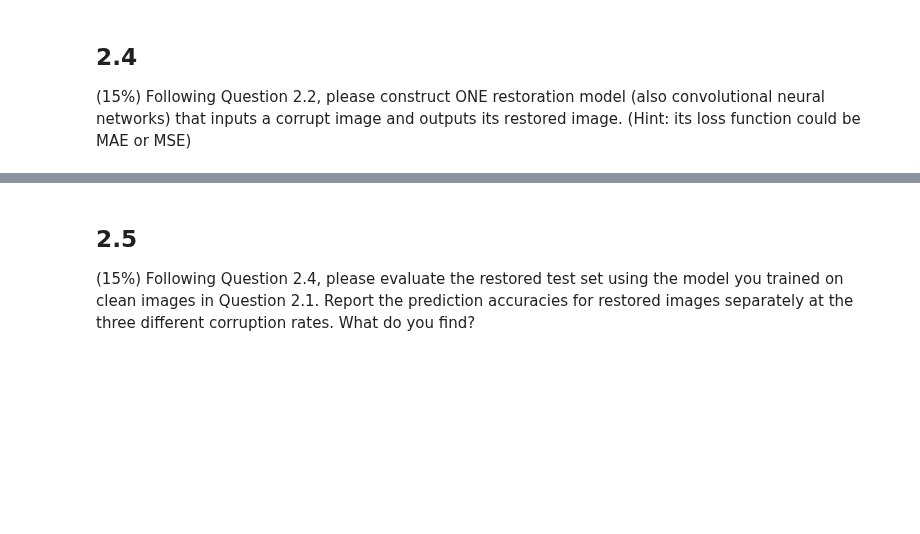
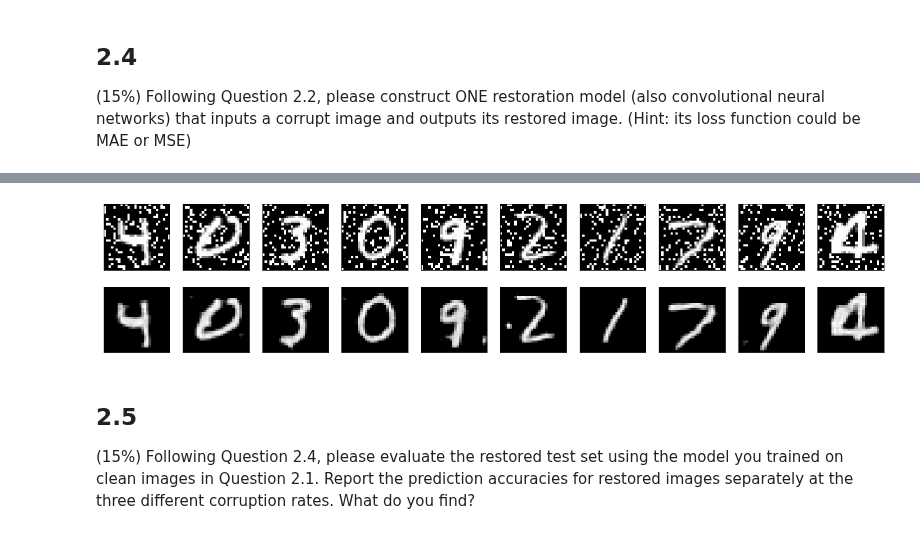
Before and after one commit to mequanent/Deep-Learning, a Jupyter notebook: 2_NNs_from_Scratch.ipynb, the cells around one changed output, grey strips where cells are left out. Saved outputs shown, nothing was run; the diff lists cells and outputs as text; code cells hidden in the pictures; blank space fills up the shorter version.

```diff
--- a/2_NNs_from_Scratch.ipynb
+++ b/2_NNs_from_Scratch.ipynb
@@ -248,0 +369,4 @@ from tensorflow.keras.models import Model
+# %%
+predictions_15 = autoencoder.predict(xtest_corrupted_15)
+display(xtest_corrupted_15, predictions_15)
+# %% [output]
@@ -249 +374,2 @@ from tensorflow.keras.models import Model
+[figure, added]
 # %%
```
Also changed, not shown: parts of 37 cells of this notebook.
